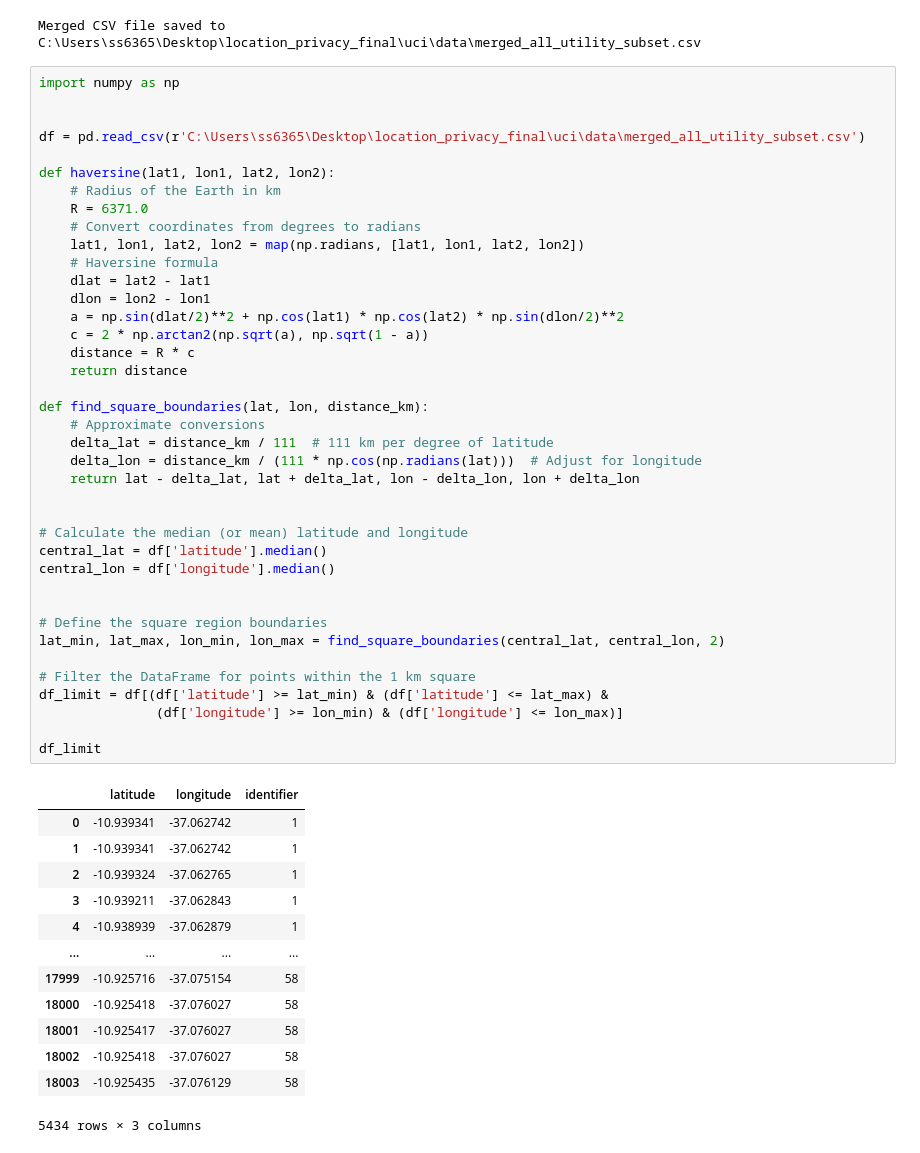
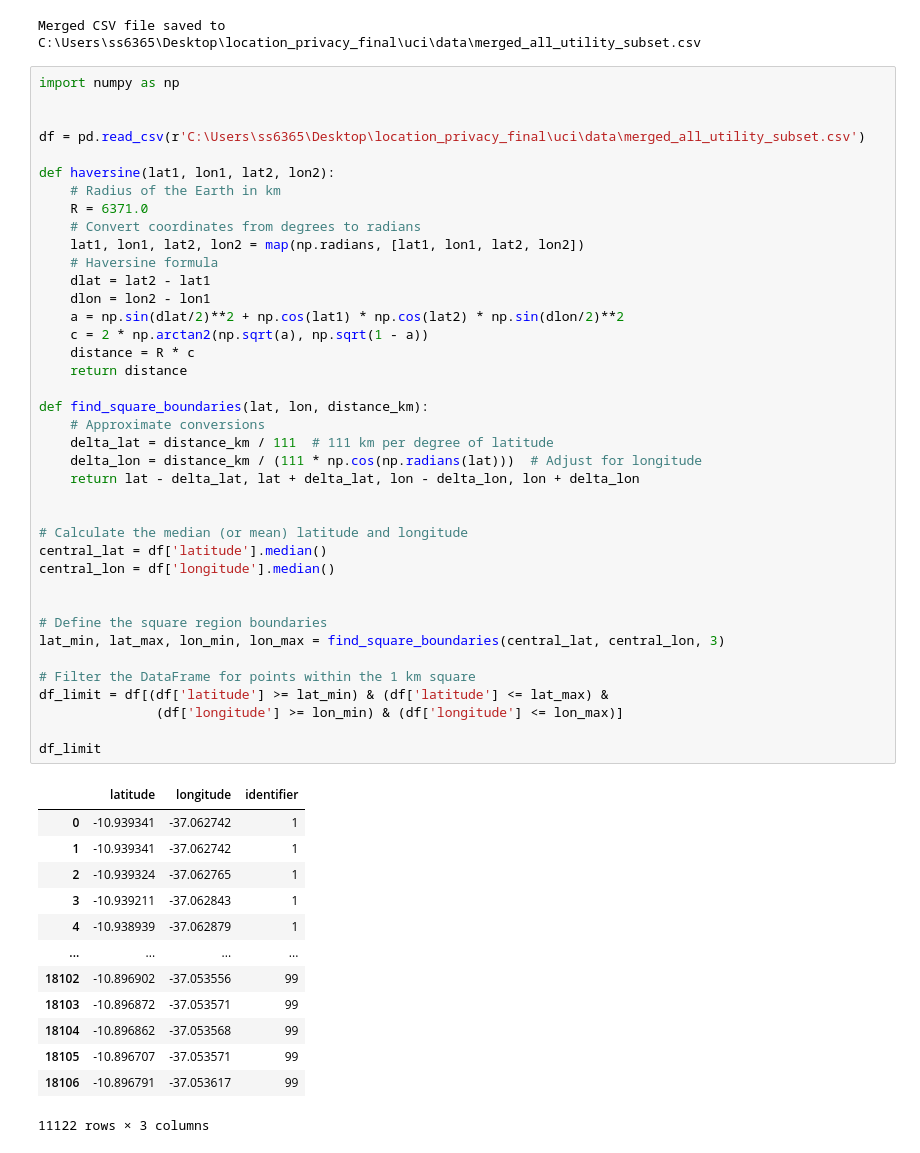
Before and after one commit to shafizurRseeam/location_privacy, a Jupyter notebook: data_preprocess/gps_trajectories_preprocess.ipynb, the cells around one changed output. Saved outputs shown, nothing was run; the diff lists cells and outputs as text.

```diff
--- a/data_preprocess/gps_trajectories_preprocess.ipynb
+++ b/data_preprocess/gps_trajectories_preprocess.ipynb
@@ -461,40 +461,40 @@ def haversine(lat1, lon1, lat2, lon2):
     distance = R * c
     return distance
 
 def find_square_boundaries(lat, lon, distance_km):
     # Approximate conversions
     delta_lat = distance_km / 111  # 111 km per degree of latitude
     delta_lon = distance_km / (111 * np.cos(np.radians(lat)))  # Adjust for longitude
     return lat - delta_lat, lat + delta_lat, lon - delta_lon, lon + delta_lon
 
 
 # Calculate the median (or mean) latitude and longitude
 central_lat = df['latitude'].median()
 central_lon = df['longitude'].median()
 
 
 # Define the square region boundaries
-lat_min, lat_max, lon_min, lon_max = find_square_boundaries(central_lat, central_lon, 2)
+lat_min, lat_max, lon_min, lon_max = find_square_boundaries(central_lat, central_lon, 3)
 
 # Filter the DataFrame for points within the 1 km square
 df_limit = df[(df['latitude'] >= lat_min) & (df['latitude'] <= lat_max) &
                (df['longitude'] >= lon_min) & (df['longitude'] <= lon_max)]
 
 df_limit
 # %% [output]
 |  | latitude | longitude | identifier |
 | 0 | -10.939341 | -37.062742 | 1 |
 | 1 | -10.939341 | -37.062742 | 1 |
 | 2 | -10.939324 | -37.062765 | 1 |
 | 3 | -10.939211 | -37.062843 | 1 |
 | 4 | -10.938939 | -37.062879 | 1 |
 | ... | ... | ... | ... |
-| 17999 | -10.925716 | -37.075154 | 58 |
-| 18000 | -10.925418 | -37.076027 | 58 |
-| 18001 | -10.925417 | -37.076027 | 58 |
-| 18002 | -10.925418 | -37.076027 | 58 |
-| 18003 | -10.925435 | -37.076129 | 58 |
+| 18102 | -10.896902 | -37.053556 | 99 |
+| 18103 | -10.896872 | -37.053571 | 99 |
+| 18104 | -10.896862 | -37.053568 | 99 |
+| 18105 | -10.896707 | -37.053571 | 99 |
+| 18106 | -10.896791 | -37.053617 | 99 |
-5434 rows × 3 columns
+11122 rows × 3 columns
 # %%
 import glob
 import os
```
Also changed, not shown: parts of 2 cells of this notebook, 3 other files.
